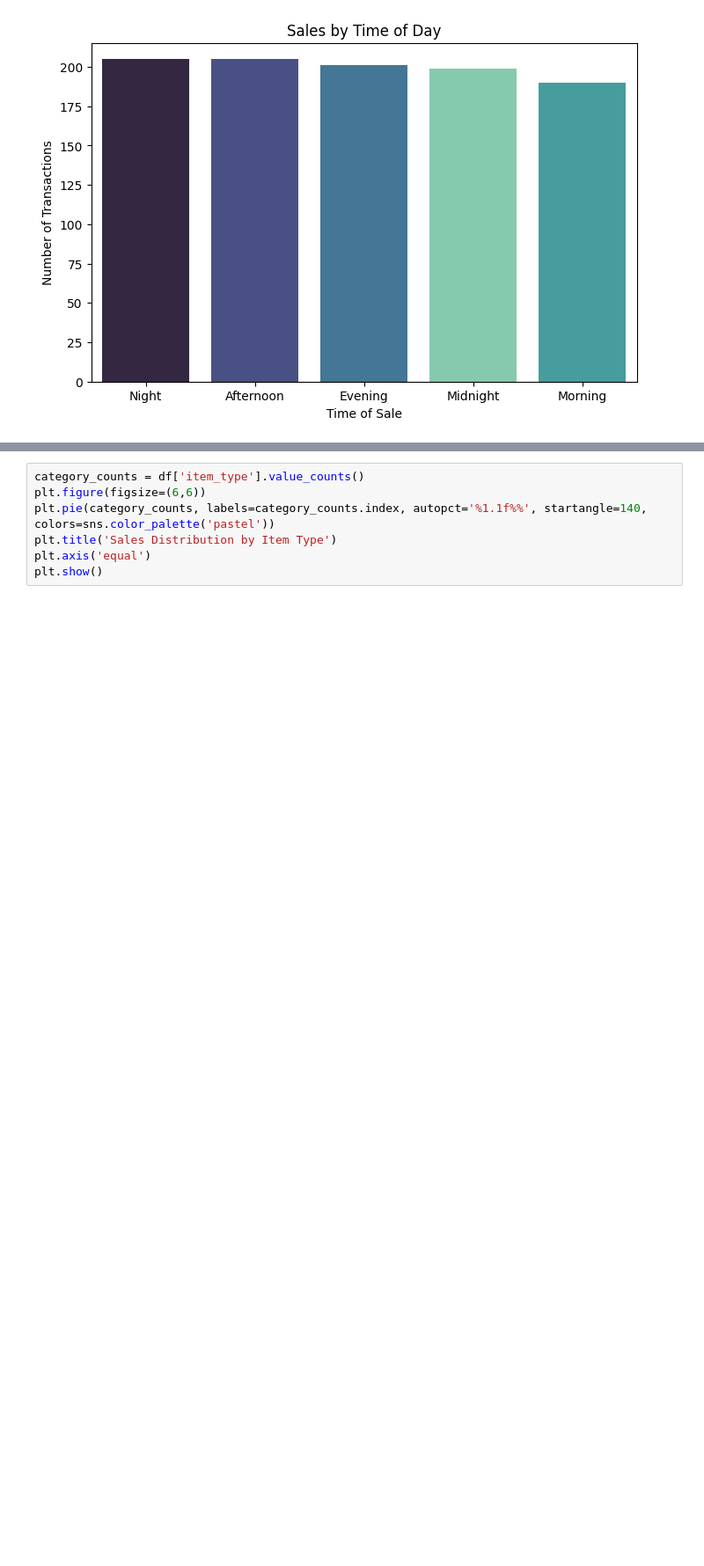
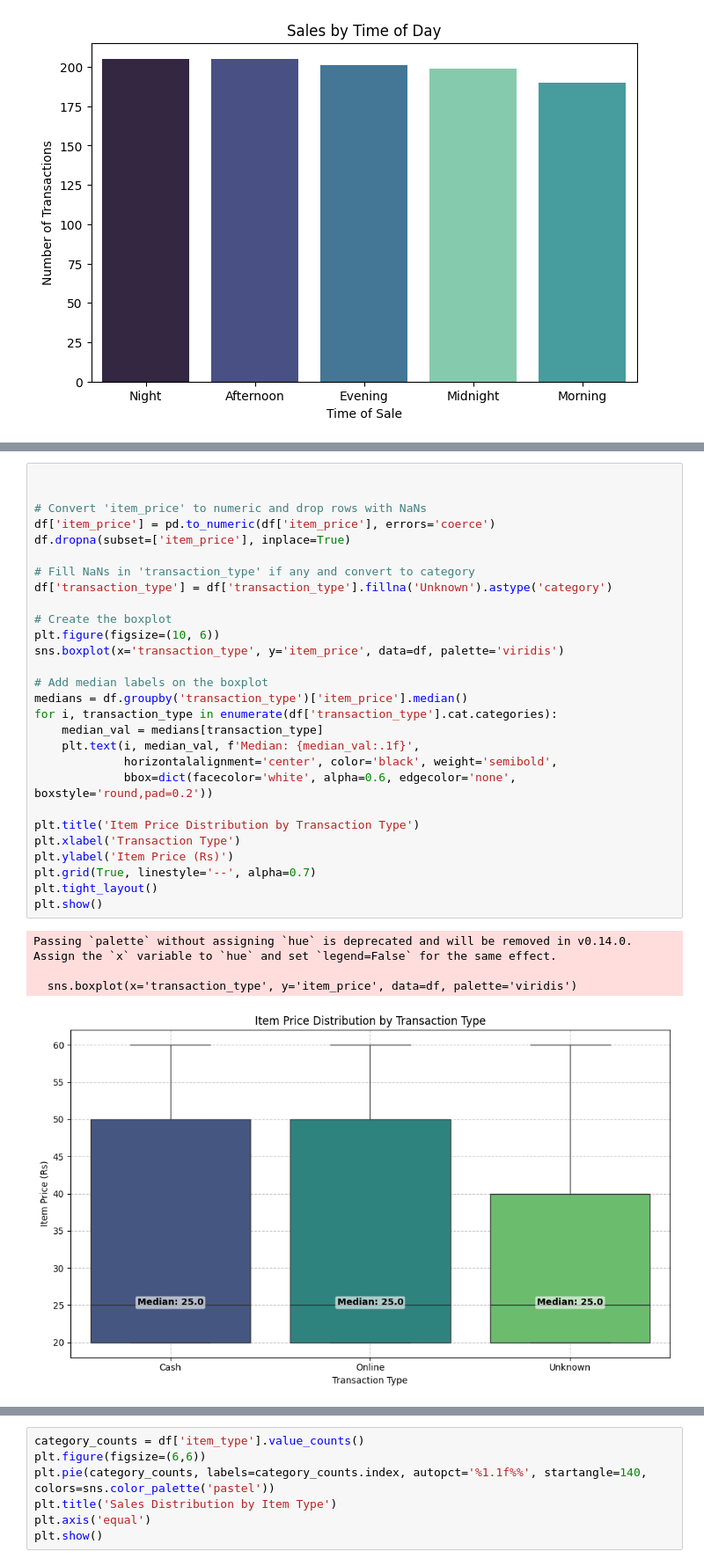
Before and after one commit to Sabahat-Tufail/EDA, a Jupyter notebook: EDA_chap1_python_cookbook.ipynb, the cells around one changed output, grey strips where cells are left out. Shown at 88% size. Cells and saved outputs as stored; diff of their text form; blank space fills up the shorter version.

```diff
--- a/EDA_chap1_python_cookbook.ipynb
+++ b/EDA_chap1_python_cookbook.ipynb
@@ -262,0 +367,33 @@ It also helps spot if any item has a very high or low price (called outliers).
+# %%
+
+
+# Convert 'item_price' to numeric and drop rows with NaNs
+df['item_price'] = pd.to_numeric(df['item_price'], errors='coerce')
+df.dropna(subset=['item_price'], inplace=True)
+
+# Fill NaNs in 'transaction_type' if any and convert to category
+df['transaction_type'] = df['transaction_type'].fillna('Unknown').astype('category')
+
+# Create the boxplot
+plt.figure(figsize=(10, 6))
+sns.boxplot(x='transaction_type', y='item_price', data=df, palette='viridis')
+
+# Add median labels on the boxplot
+medians = df.groupby('transaction_type')['item_price'].median()
+for i, transaction_type in enumerate(df['transaction_type'].cat.categories):
+    median_val = medians[transaction_type]
+    plt.text(i, median_val, f'Median: {median_val:.1f}',
+             horizontalalignment='center', color='black', weight='semibold',
+             bbox=dict(facecolor='white', alpha=0.6, edgecolor='none', boxstyle='round,pad=0.2'))
+
+plt.title('Item Price Distribution by Transaction Type')
+plt.xlabel('Transaction Type')
+plt.ylabel('Item Price (Rs)')
+plt.grid(True, linestyle='--', alpha=0.7)
+plt.tight_layout()
+plt.show()
+# %% [output]
+Passing `palette` without assigning `hue` is deprecated and will be removed in v0.14.0. Assign the `x` variable to `hue` and set `legend=False` for the same effect.
+
+  sns.boxplot(x='transaction_type', y='item_price', data=df, palette='viridis')
+[figure, added]
```
Also changed, not shown: parts of 25 cells of this notebook.
